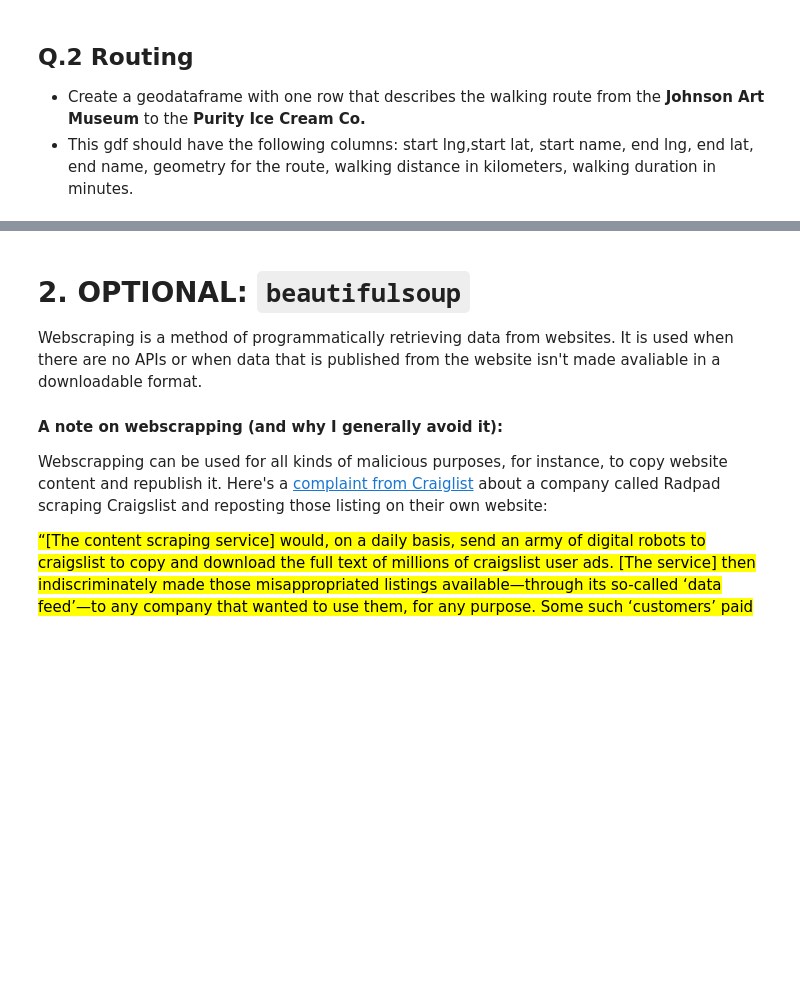
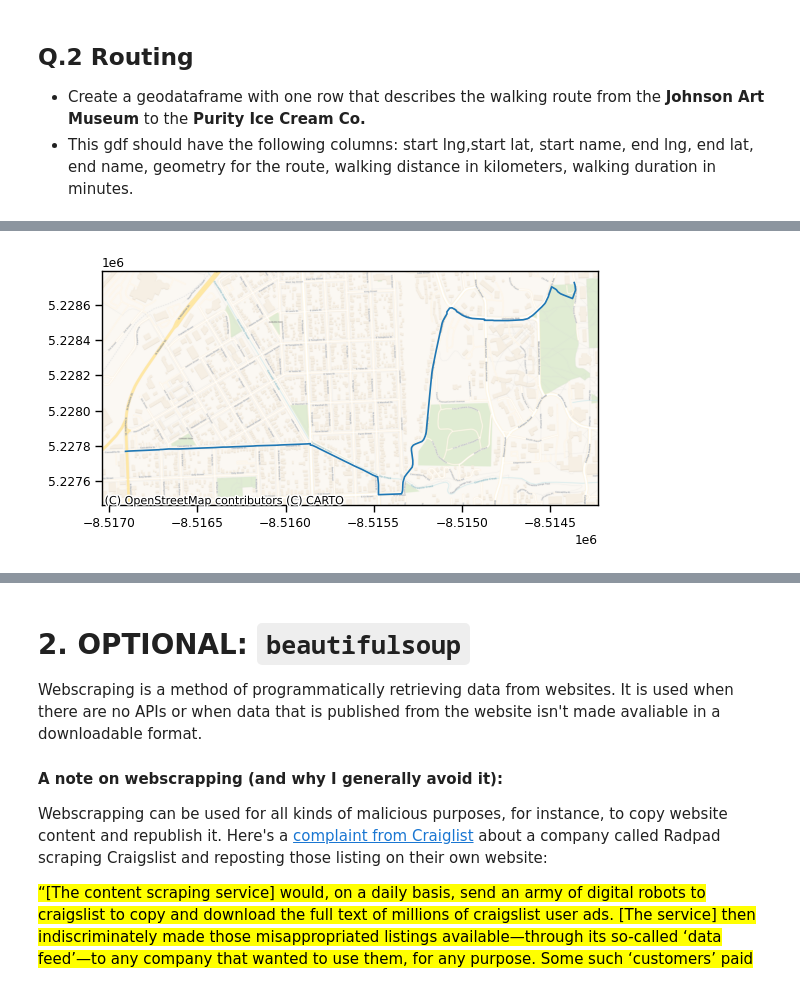
Before and after one commit to Keplex/4680_5680_intro_uds, a Jupyter notebook: Week5/W5_googglebeautifulsoup.ipynb, the cells around one changed output, grey strips where cells are left out. Saved outputs shown, nothing was run; the diff lists cells and outputs as text; code cells hidden in the pictures; blank space fills up the shorter version.

```diff
--- a/Week5/W5_googglebeautifulsoup.ipynb
+++ b/Week5/W5_googglebeautifulsoup.ipynb
@@ -494,0 +732,10 @@ cx.add_basemap(ax = data_ax,crs=routes_geo_3857.crs,source=cx.providers.CartoDB.
+# %%
+### Get step-by-step sidtance and location
+distance_list = []
+duration_list = []
+for each in route_result[0]['legs'][0]['steps']:
+    ## Here we are going to get the 'value' after the 'distance' key.
+    ## For the distance, this is given in meters
+    # # The duration is in seconds.
+    distance_list.append(each['distance']['value'])
+    duration_list.append(each['duration']['value'])
@@ -494,0 +748,5 @@ cx.add_basemap(ax = data_ax,crs=routes_geo_3857.crs,source=cx.providers.CartoDB.
+# %%
+### Edit distance and duration in DF, notice the change of unit
+route.loc[[0],['walking_dist']] = sum(distance_list)/1000
+route.loc[[0],['walking_time']] = sum(duration_list)/60
+route
@@ -494,0 +756,7 @@ cx.add_basemap(ax = data_ax,crs=routes_geo_3857.crs,source=cx.providers.CartoDB.
+# %%
+### Edit lng and lat in DF
+route.loc[[0],['start_lng']] = route_result[0]['legs'][0]['start_location']['lng']
+route.loc[[0],['start_lat']] = route_result[0]['legs'][0]['start_location']['lat']
+route.loc[[0],['end_lng']] = route_result[0]['legs'][0]['end_location']['lng']
+route.loc[[0],['end_lat']] = route_result[0]['legs'][0]['end_location']['lat']
+route
@@ -494,0 +766,9 @@ cx.add_basemap(ax = data_ax,crs=routes_geo_3857.crs,source=cx.providers.CartoDB.
+# %%
+### Generate geo info, using the already defined function
+geom = shape(mapping(get_linestring(route_result)))
+route['geom']=geom
+route_geo =gpd.GeoDataFrame(route, geometry='geom', crs='EPSG:4326')
+
+### Change to 3857
+route_geo_3857 = route_geo.to_crs(epsg=3857)
+route_geo_3857
@@ -495,3 +778,10 @@ cx.add_basemap(ax = data_ax,crs=routes_geo_3857.crs,source=cx.providers.CartoDB.
+# %%
+### Mapping the result
+import contextily as cx
+data_ax = route_geo_3857.plot()
+cx.add_basemap(ax = data_ax,crs=route_geo_3857.crs,source=cx.providers.CartoDB.Voyager)
+# %% [output]
+[figure, added]
 # %% [markdown]
 ## 1.4 Billing
 Note that the Geocoder is **billed by usage**. Here is the pricing model:
```
Also changed, not shown: parts of 33 cells of this notebook, 6 other files.
